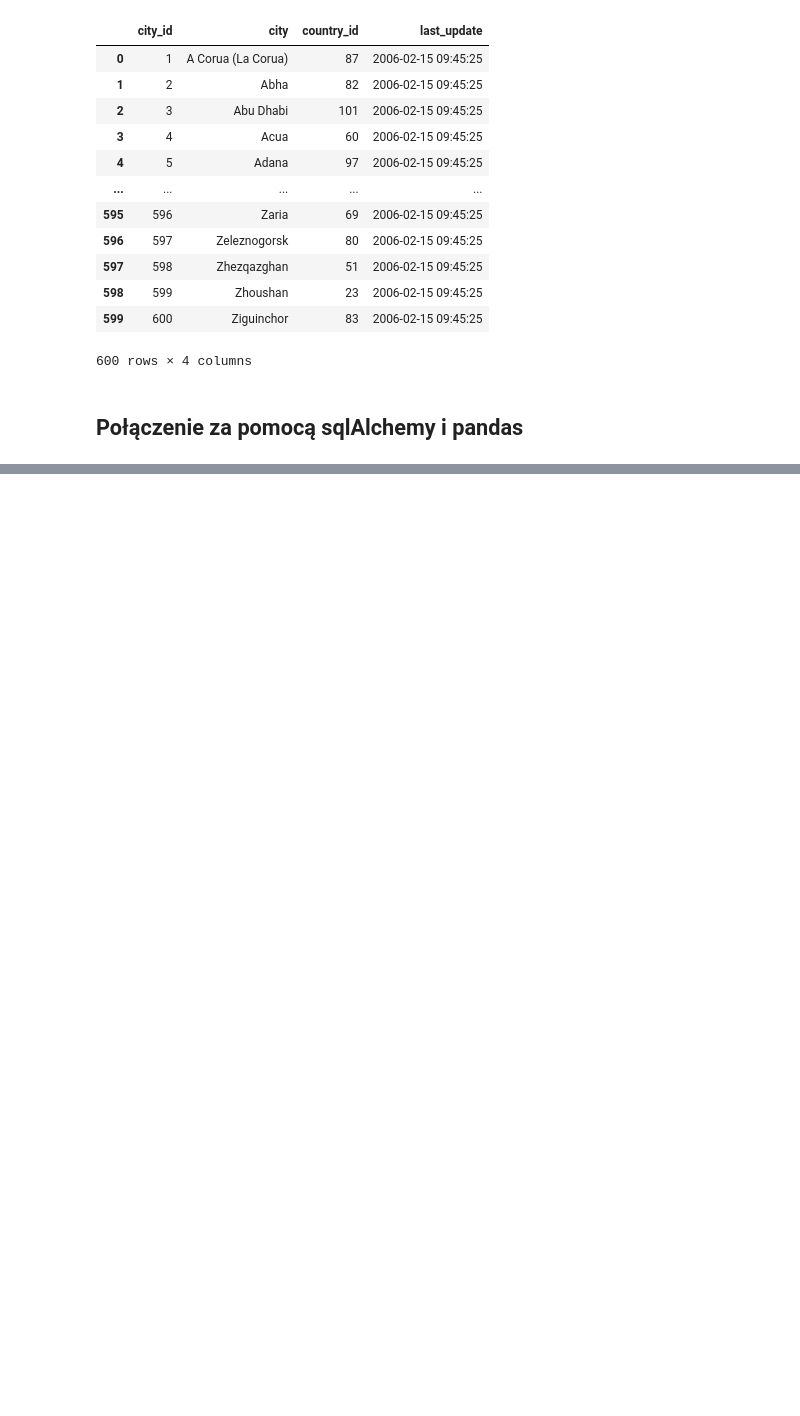
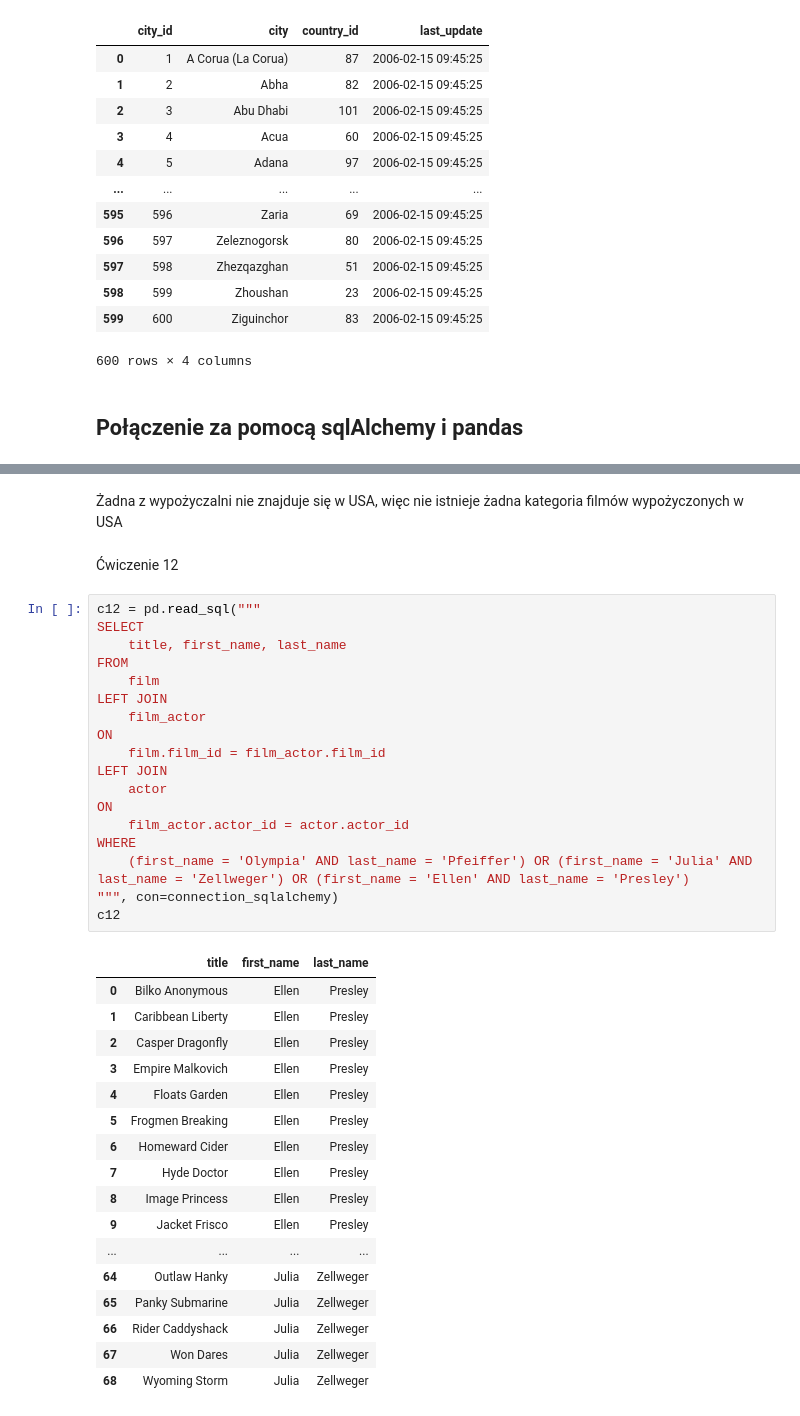
Before and after one commit to MicnedSQ/AiBD, a Jupyter notebook: Lab2/example.ipynb, the cells around one changed output, grey strips where cells are left out. Drawn from its saved outputs; the diff is of its cells as text; blank space fills up the shorter version.

```diff
--- a/Lab2/example.ipynb
+++ b/Lab2/example.ipynb
@@ -132,0 +395,40 @@ print(c3_2)
+# %% [markdown]
+Żadna z wypożyczalni nie znajduje się w USA, więc nie istnieje żadna kategoria filmów wypożyczonych w USA
+# %% [markdown]
+Ćwiczenie 12
+# %%
+c12 = pd.read_sql("""
+SELECT
+    title, first_name, last_name
+FROM
+    film
+LEFT JOIN
+    film_actor
+ON
+    film.film_id = film_actor.film_id
+LEFT JOIN
+    actor
+ON
+    film_actor.actor_id = actor.actor_id
+WHERE
+    (first_name = 'Olympia' AND last_name = 'Pfeiffer') OR (first_name = 'Julia' AND last_name = 'Zellweger') OR (first_name = 'Ellen' AND last_name = 'Presley')
+""", con=connection_sqlalchemy)
+c12
+# %% [output]
+|  | title | first_name | last_name |
+| 0 | Bilko Anonymous | Ellen | Presley |
+| 1 | Caribbean Liberty | Ellen | Presley |
+| 2 | Casper Dragonfly | Ellen | Presley |
+| 3 | Empire Malkovich | Ellen | Presley |
+| 4 | Floats Garden | Ellen | Presley |
+| 5 | Frogmen Breaking | Ellen | Presley |
+| 6 | Homeward Cider | Ellen | Presley |
+| 7 | Hyde Doctor | Ellen | Presley |
+| 8 | Image Princess | Ellen | Presley |
+| 9 | Jacket Frisco | Ellen | Presley |
+| ... | ... | ... | ... |
+| 64 | Outlaw Hanky | Julia | Zellweger |
+| 65 | Panky Submarine | Julia | Zellweger |
+| 66 | Rider Caddyshack | Julia | Zellweger |
+| 67 | Won Dares | Julia | Zellweger |
+| 68 | Wyoming Storm | Julia | Zellweger |
```
Also changed, not shown: parts of 28 cells of this notebook.
